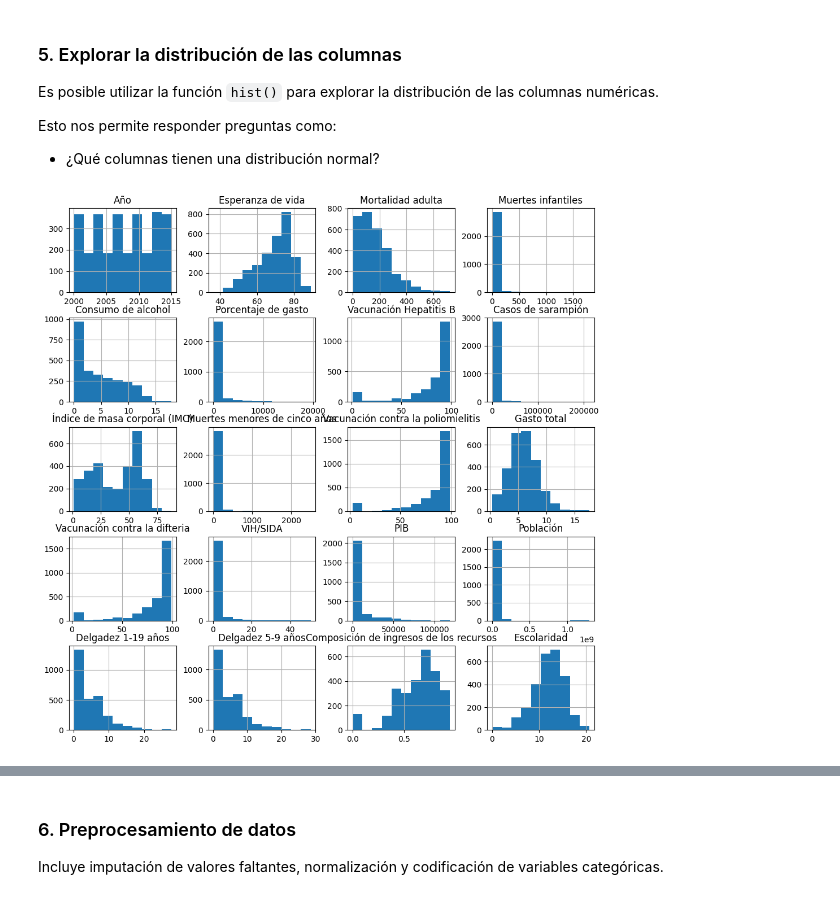
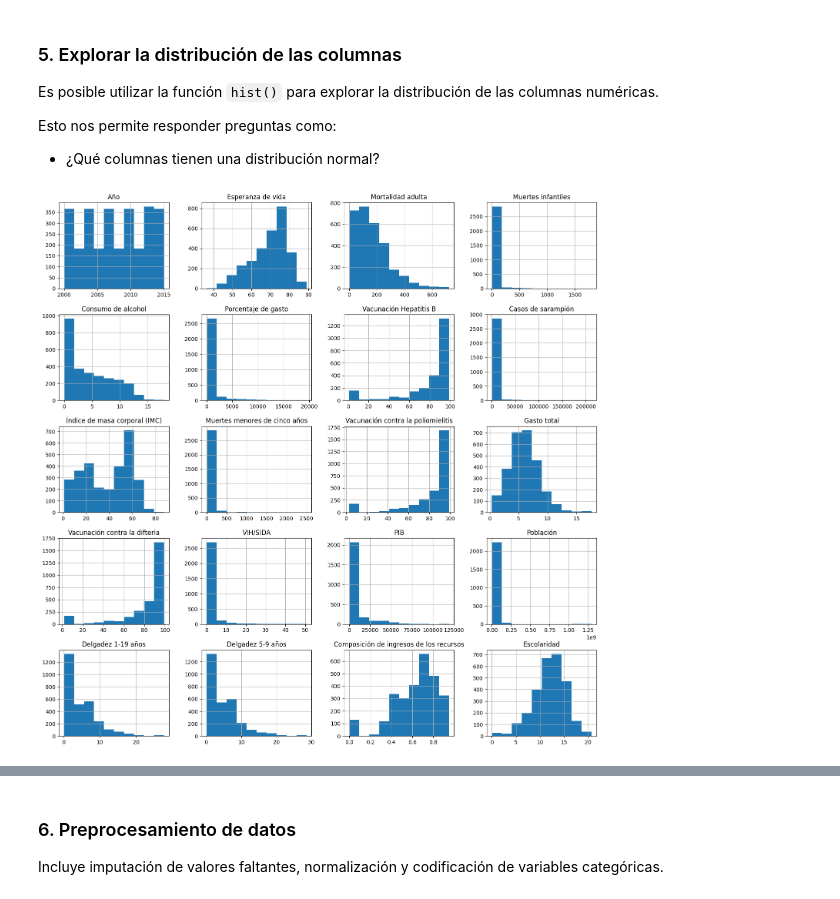
Before and after one commit to palberth/CienciaDatos-MASDI, a Jupyter notebook: Activida_3_5_Ciencia_de_Datos.ipynb, the cells around one changed output, grey strips where cells are left out. Cells and saved outputs as stored; diff of their text form; code cells hidden in the pictures.

```diff
--- a/Activida_3_5_Ciencia_de_Datos.ipynb
+++ b/Activida_3_5_Ciencia_de_Datos.ipynb
@@ -256,7 +256,7 @@ Esto nos permite responder preguntas como:
 
 * ¿Qué columnas tienen una distribución normal?
 # %%
-data.hist(figsize=(12, 12))
+data.hist(figsize=(18, 18))
 plt.show()
 # %% [output]
-[figure, old version]
+[figure, new version]
```
Also changed, not shown: parts of 5 cells of this notebook.
